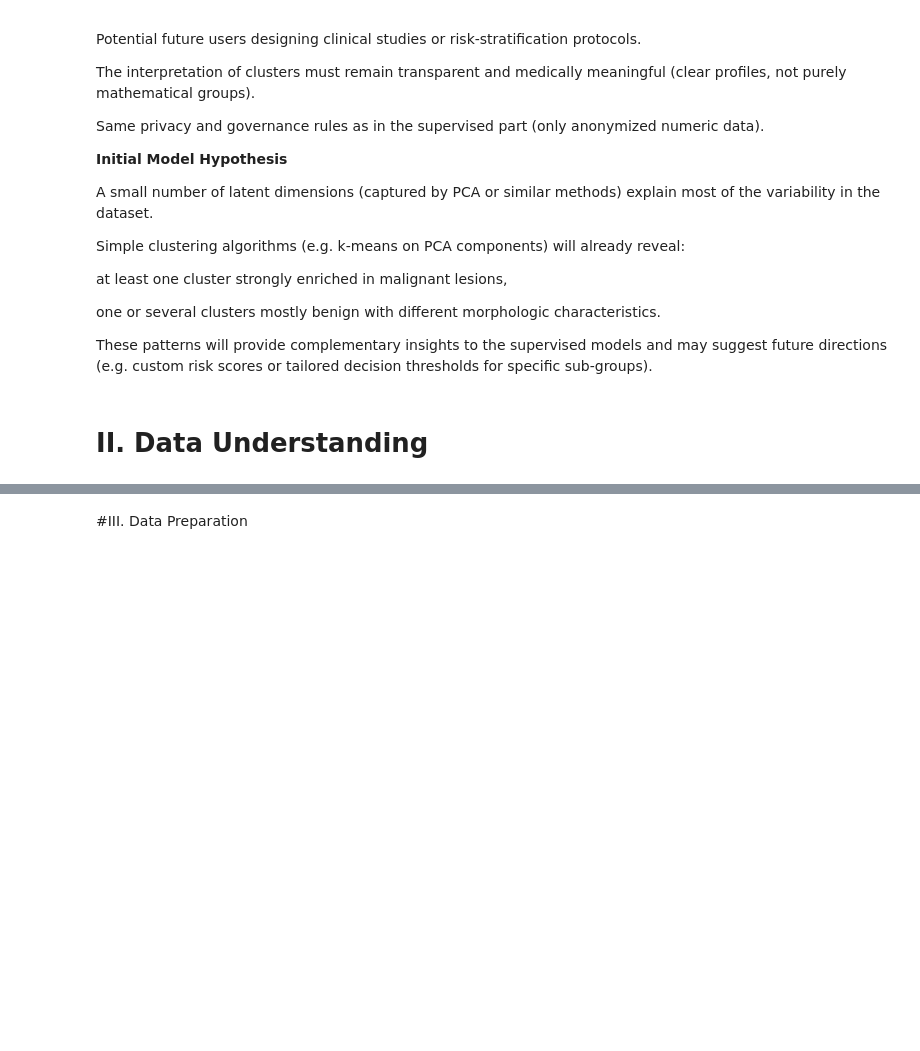
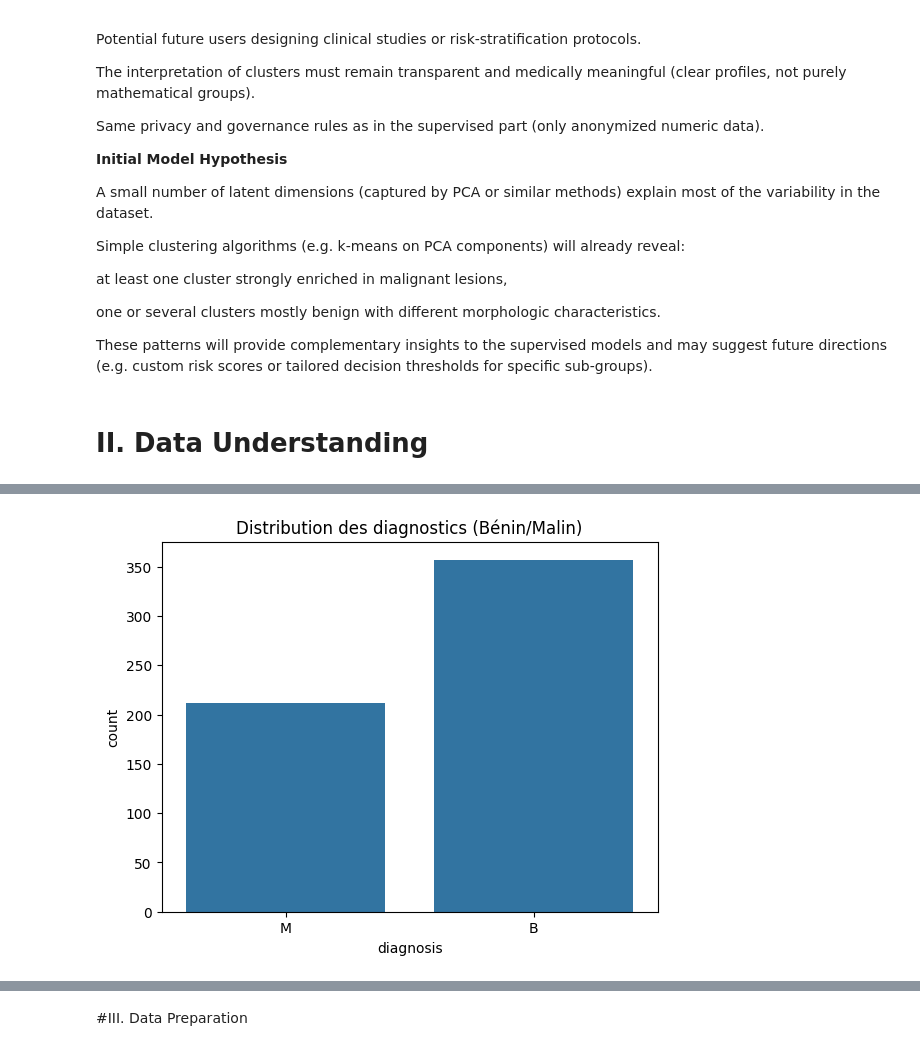
Before and after one commit to eyaguirat10/CoWin-Breast-Cancer-Detection, a Jupyter notebook: Eya_Guirat_Breast_Cancer_Detection.ipynb, the cells around one changed output, grey strips where cells are left out. Cells and saved outputs as stored; diff of their text form; code cells hidden in the pictures; blank space fills up the shorter version.

Commit message:
Data understanding

```diff
--- a/Eya_Guirat_Breast_Cancer_Detection.ipynb
+++ b/Eya_Guirat_Breast_Cancer_Detection.ipynb
@@ -140,0 +145,2 @@ These patterns will provide complementary insights to the supervised models and
+# %%
+df = pd.read_csv("data.csv")
@@ -140,0 +169,6 @@ These patterns will provide complementary insights to the supervised models and
+# %%
+sns.countplot(x="diagnosis", data=df)
+plt.title("Distribution des diagnostics (Bénin/Malin)")
+plt.show()
+# %% [output]
+[figure, added]
```
Also changed, not shown: parts of 4 cells of this notebook.
